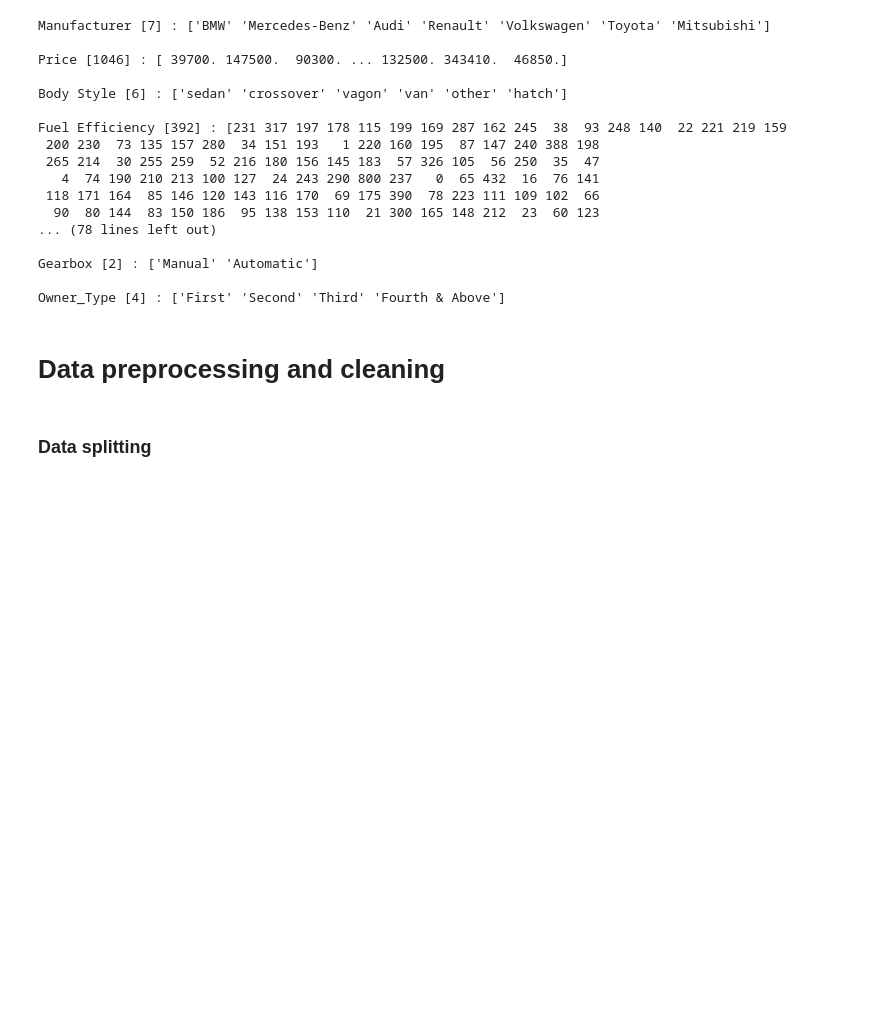
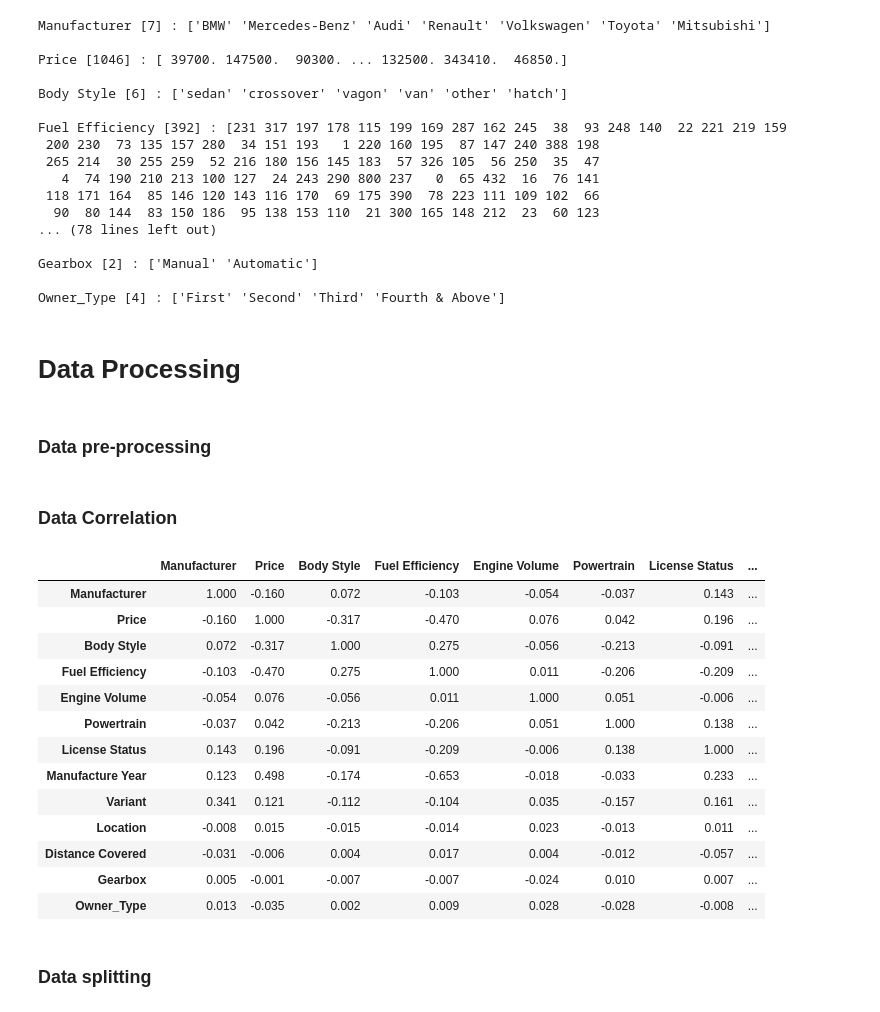
Before and after one commit to alkhawarizmiclub/Dataverse_2.0, a Jupyter notebook: notebook.ipynb, the cells around one changed output. Drawn from its saved outputs; the diff is of its cells as text; code cells hidden in the pictures; blank space fills up the shorter version.

```diff
--- a/notebook.ipynb
+++ b/notebook.ipynb
@@ -76,0 +42,6 @@ dtype: int64
+# %%
+# Loading the training data
+dataset = pd.read_csv('training_dataset.csv')
+
+# Displaying the data
+dataset
@@ -96,7 +100,9 @@ Gearbox [2] : ['Manual' 'Automatic']
 
 Owner_Type [4] : ['First' 'Second' 'Third' 'Fourth & Above']
 # %% [markdown]
-# Data preprocessing and cleaning
+# Data Processing
+# %% [markdown]
+### Data pre-processing
 # %%
 def pre_processing(df, removeNulls: bool = False):
 
@@ -136,3 +142,26 @@ def pre_processing(df, removeNulls: bool = False):
   return df
 
 dataset = pre_processing(dataset, True)
+# %% [markdown]
+### Data Correlation
+# %%
+import seaborn as sns
+corr = dataset.corr()
+
+#Displaying the correlation between the price column and other columns
+corr.style.background_gradient(cmap='coolwarm').set_precision(3)
+# %% [output]
+|  | Manufacturer | Price | Body Style | Fuel Efficiency | Engine Volume | Powertrain | License Status | ... |
+| Manufacturer | 1.000 | -0.160 | 0.072 | -0.103 | -0.054 | -0.037 | 0.143 | ... |
+| Price | -0.160 | 1.000 | -0.317 | -0.470 | 0.076 | 0.042 | 0.196 | ... |
+| Body Style | 0.072 | -0.317 | 1.000 | 0.275 | -0.056 | -0.213 | -0.091 | ... |
+| Fuel Efficiency | -0.103 | -0.470 | 0.275 | 1.000 | 0.011 | -0.206 | -0.209 | ... |
+| Engine Volume | -0.054 | 0.076 | -0.056 | 0.011 | 1.000 | 0.051 | -0.006 | ... |
+| Powertrain | -0.037 | 0.042 | -0.213 | -0.206 | 0.051 | 1.000 | 0.138 | ... |
+| License Status | 0.143 | 0.196 | -0.091 | -0.209 | -0.006 | 0.138 | 1.000 | ... |
+| Manufacture Year | 0.123 | 0.498 | -0.174 | -0.653 | -0.018 | -0.033 | 0.233 | ... |
+| Variant | 0.341 | 0.121 | -0.112 | -0.104 | 0.035 | -0.157 | 0.161 | ... |
+| Location | -0.008 | 0.015 | -0.015 | -0.014 | 0.023 | -0.013 | 0.011 | ... |
+| Distance Covered | -0.031 | -0.006 | 0.004 | 0.017 | 0.004 | -0.012 | -0.057 | ... |
+| Gearbox | 0.005 | -0.001 | -0.007 | -0.007 | -0.024 | 0.010 | 0.007 | ... |
+| Owner_Type | 0.013 | -0.035 | 0.002 | 0.009 | 0.028 | -0.028 | -0.008 | ... |
```
Also changed, not shown: parts of 26 cells of this notebook.
